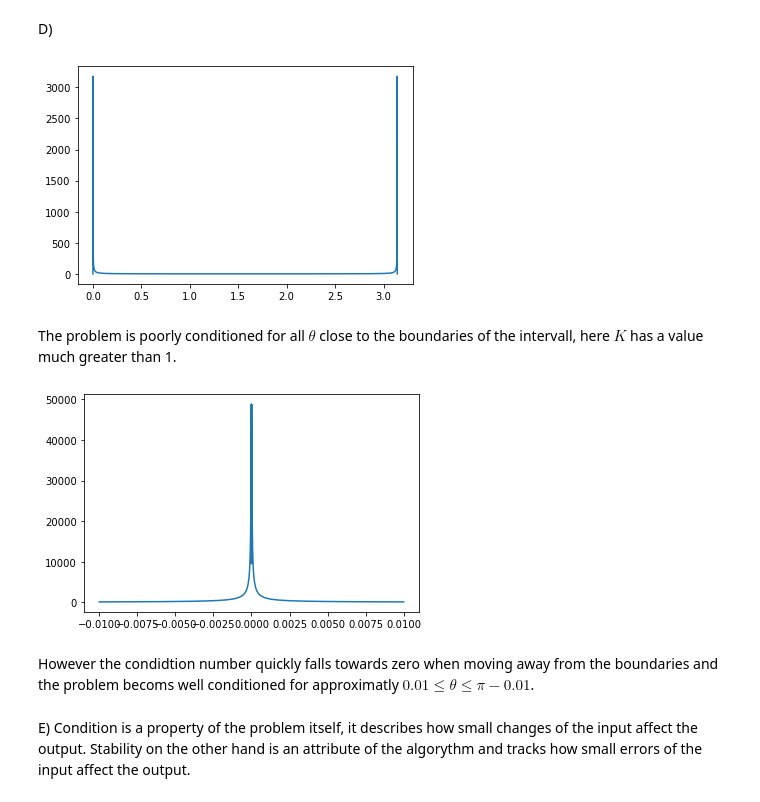
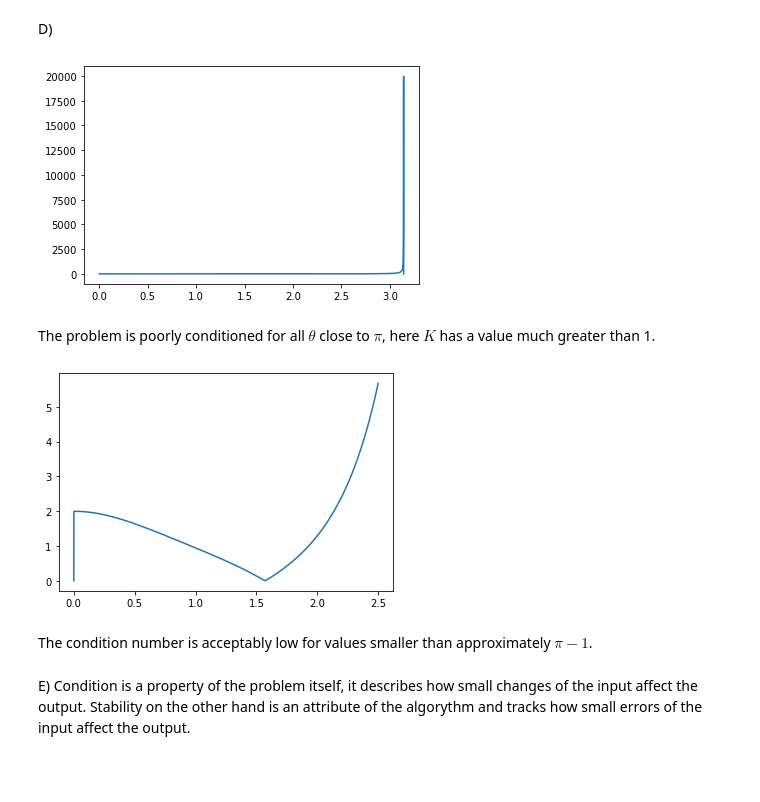
Before and after one commit to ttros/SMD, a Jupyter notebook: 1/exercise_2.ipynb, the cells around one changed output. Drawn from its saved outputs; the diff is of its cells as text; code cells hidden in the pictures; blank space fills up the shorter version.

```diff
--- a/1/exercise_2.ipynb
+++ b/1/exercise_2.ipynb
@@ -61,29 +61,35 @@ D)
 # %%
 xx = np.linspace(0,np.pi,10000)
 
+def gamma(E):
+    return E/511000
+def beta2(E):
+    return 1-(1/gamma(E)**2)
+def obenf(E,theta):
+    return 2*np.sin(theta)*np.cos(theta)*(1-beta2(E)*np.cos(theta)**2)-(2+np.sin(theta)**2)*(beta2(E))*2*np.cos(theta)*np.sin(theta)
+def untenf(E,theta):
+    return (1-beta2(E)*np.cos(theta)**2)*(2+np.sin(theta)**2)
 def K(E,theta):
-    gamma = E/m
-    beta = np.sqrt(1-gamma**-2)
-    return abs(((2*np.sin(theta)*np.cos(theta))*(1-beta**2*np.cos(theta)**2))-((2+np.sin(theta)**2)*(2*beta**2*np.cos(theta)*np.sin(theta))*(1-beta**2*np.cos(theta)**2)))/((1-beta**2*np.cos(theta)**2)**2*(2+np.sin(theta)**2))
+    return np.abs(theta*obenf(E,theta)/untenf(E,theta))
+
 
 plt.plot(xx,K(50*10**9,xx))
 plt.show()
 plt.close()
 # %% [output]
-[figure, old version]
+[figure, new version]
 # %% [markdown]
-The problem is poorly conditioned for all $\theta$ close to the boundaries of the intervall, here $K$ has a value
+The problem is poorly conditioned for all $\theta$ close to $\pi$, here $K$ has a value
 much greater than 1.
 # %%
-xx = np.linspace(-10**-2,10**-2,10000)
+xx = np.linspace(0,2.5,10000)
 plt.plot(xx,K(50*10**9,xx))
 plt.show()
 plt.close()
 # %% [output]
-[figure, old version]
+[figure, new version]
 # %% [markdown]
-However the condidtion number quickly falls towards zero when moving away from the boundaries and the problem becoms well
-conditioned for approximatly $0.01\leq\theta\leq\pi-0.01$.
+The condition number is acceptably low for values smaller than approximately $\pi-1$.
 # %% [markdown]
 E)
 Condition is a property of the problem itself, it describes how small changes of the input affect the output.
```
Also changed, not shown: 1 other file.
